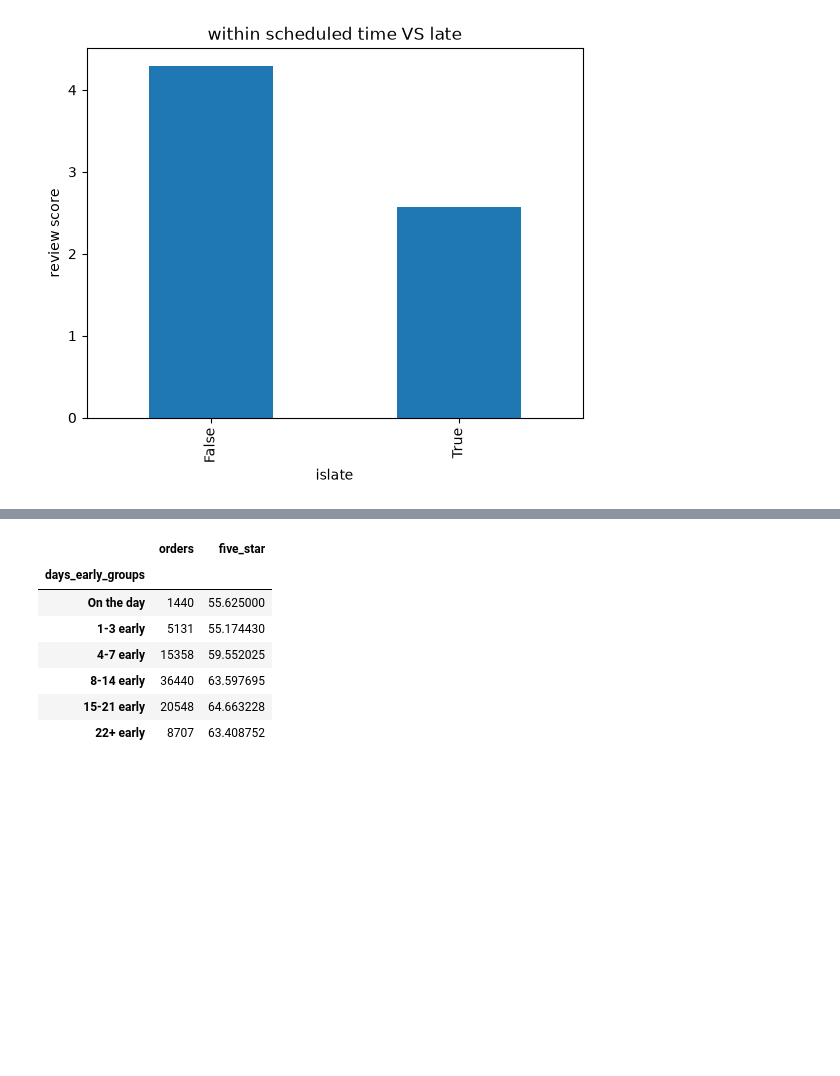
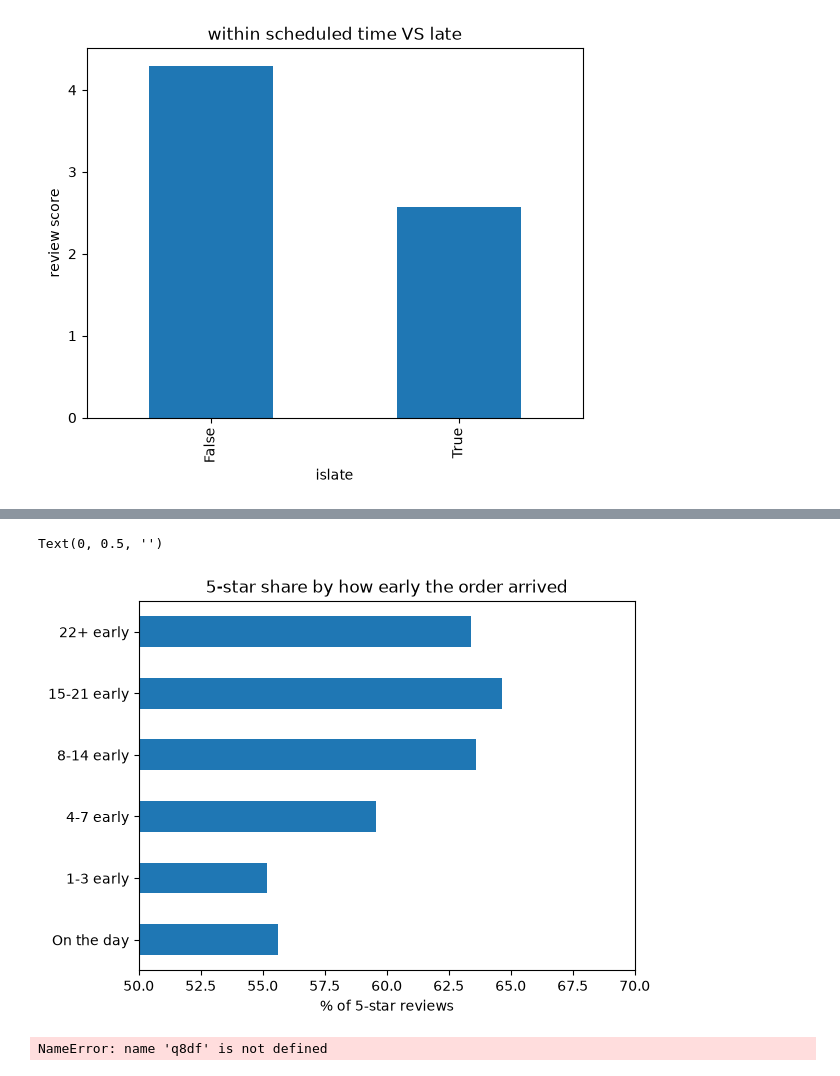
Before and after one commit to Sired1m/data_sprint_olist_G1, a Jupyter notebook: Untitled.ipynb, the cells around one changed output, grey strips where cells are left out. Cells and saved outputs as stored; diff of their text form; code cells hidden in the pictures; blank space fills up the shorter version.

```diff
--- a/Untitled.ipynb
+++ b/Untitled.ipynb
@@ -737,26 +747,39 @@ q7.sort_values("late_count", ascending=False)
 # %%
 q8df = orders.merge(reviews.drop_duplicates("order_id"), on="order_id")
 
 
 q8df = q8df[(q8df["order_status"] == "delivered") & (q8df["order_delivered_customer_date"].notna())].copy()
 
 q8df["days_early"] = (q8df["order_estimated_delivery_date"] - q8df["order_delivered_customer_date"]).dt.days
 q8df = q8df[q8df["days_early"] >= 0]
 
 q8df["five_star"] = q8df["review_score"] == 5
 
 q8df["days_early_groups"] = pd.cut(q8df["days_early"],bins=[-1, 0, 3, 7, 14, 21, 1000],labels=["On the day", "1-3 early", "4-7 early", "8-14 early", "15-21 early", "22+ early"],)
 
-q8 = q8df.groupby("days_early_groups").agg(orders=("order_id", "count"),five_star=("five_star", "mean"))
+q8 = q8df.groupby("days_early_groups", observed=True)["five_star"].mean() * 100
 
-q8["five_star"] = q8["five_star"] * 100
-q8
+q8.plot(kind="barh", title="5-star share by how early the order arrived", xlim=(50, 70))
+plt.xlabel("% of 5-star reviews")
+plt.ylabel("")
 # %% [output]
-|  | orders | five_star |
-| days_early_groups |  |  |
-| On the day | 1440 | 55.625000 |
-| 1-3 early | 5131 | 55.174430 |
-| 4-7 early | 15358 | 59.552025 |
-| 8-14 early | 36440 | 63.597695 |
-| 15-21 early | 20548 | 64.663228 |
-| 22+ early | 8707 | 63.408752 |
+Text(0, 0.5, '')
+[figure, added]
+# %%
+# Recreate q8df if it was not created yet
+if 'q8df' not in globals():
+    q8df = orders.merge(reviews.drop_duplicates("order_id"), on="order_id")
+    q8df = q8df[(q8df["order_status"] == "delivered") & (q8df["order_delivered_customer_date"].notna())].copy()
+    q8df["days_early"] = (q8df["order_estimated_delivery_date"] - q8df["order_delivered_customer_date"]).dt.days
+    q8df = q8df[q8df["days_early"] >= 0]
+    q8df["five_star"] = q8df["review_score"] == 5
+    q8df["days_early_groups"] = pd.cut(
+        q8df["days_early"],
+        bins=[-1, 0, 3, 7, 14, 21, 1000],
+        labels=["On the day", "1-3 early", "4-7 early", "8-14 early", "15-21 early", "22+ early"],
+        right=True
+    )
+
+q8df["days_early_groups"].value_counts()
+# %% [output]
+NameError: name 'q8df' is not defined
```
Also changed, not shown: parts of 3 cells of this notebook, 2 other files.
